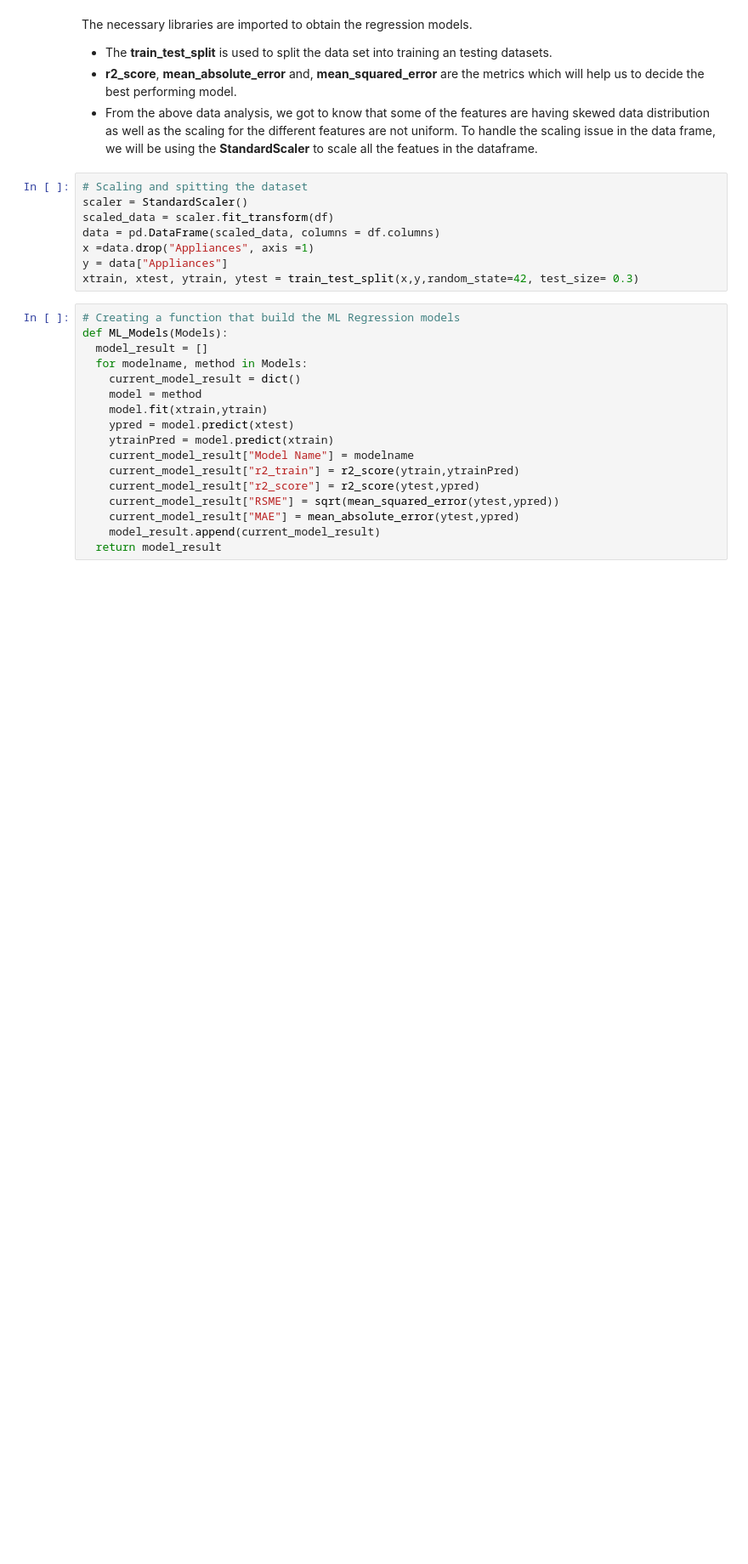
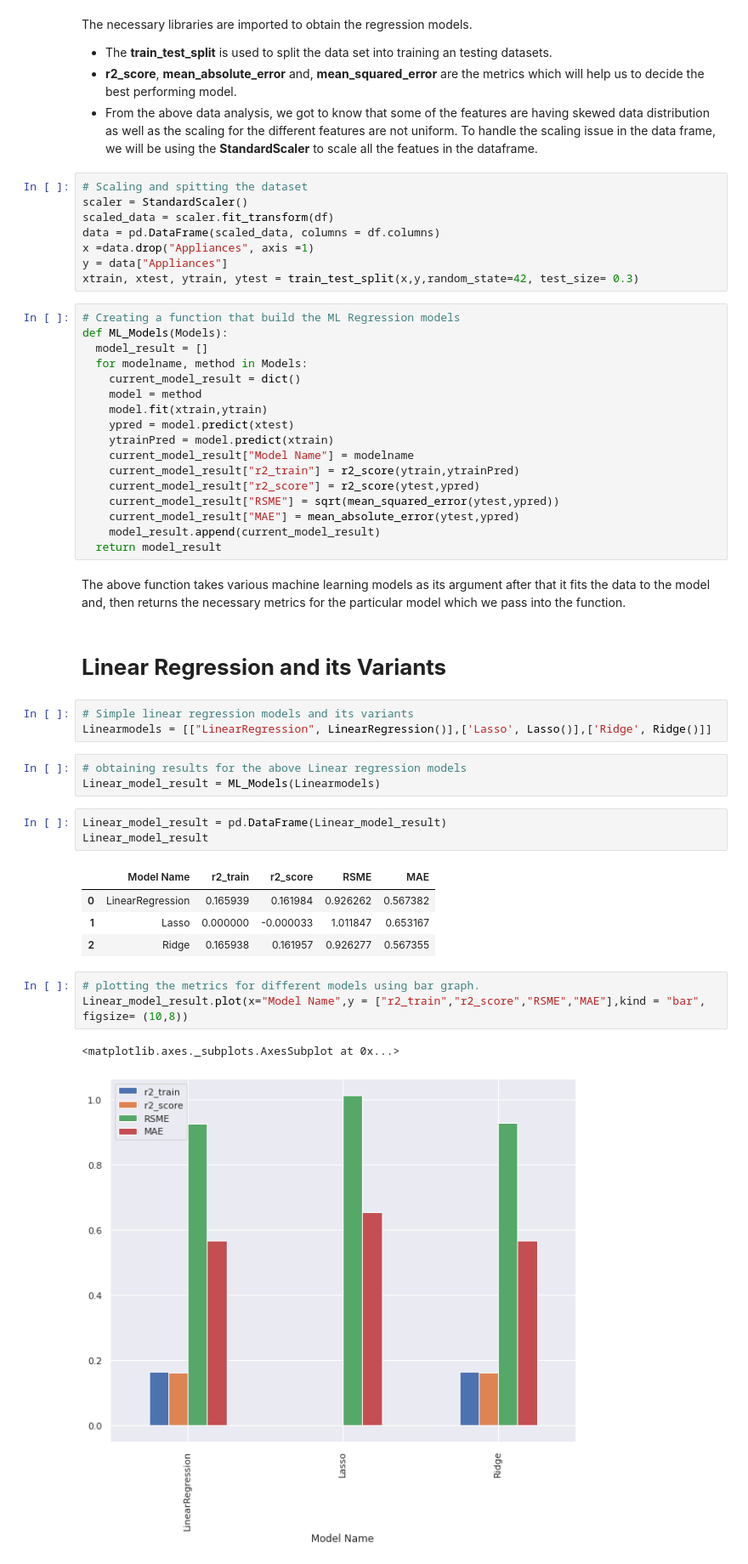
Before and after one commit to Adarsh1331999/Appliance-Energy-Prediction, a Jupyter notebook: ApplianceEnergyPrediction.ipynb, the cells around one changed output. Shown at 85% size. Saved outputs shown, nothing was run; the diff lists cells and outputs as text; blank space fills up the shorter version.

```diff
--- a/ApplianceEnergyPrediction.ipynb
+++ b/ApplianceEnergyPrediction.ipynb
@@ -468,3 +468,27 @@ def ML_Models(Models):
     current_model_result["MAE"] = mean_absolute_error(ytest,ypred)
     model_result.append(current_model_result)
   return model_result
+# %% [markdown]
+The above function takes various machine learning models as its argument after that it fits the data to the model and, then returns the necessary metrics for the particular model which we pass into the function.
+# %% [markdown]
+# **Linear Regression and its Variants**
+# %%
+# Simple linear regression models and its variants
+Linearmodels = [["LinearRegression", LinearRegression()],['Lasso', Lasso()],['Ridge', Ridge()]]
+# %%
+# obtaining results for the above Linear regression models
+Linear_model_result = ML_Models(Linearmodels)
+# %%
+Linear_model_result = pd.DataFrame(Linear_model_result)
+Linear_model_result
+# %% [output]
+|  | Model Name | r2_train | r2_score | RSME | MAE |
+| 0 | LinearRegression | 0.165939 | 0.161984 | 0.926262 | 0.567382 |
+| 1 | Lasso | 0.000000 | -0.000033 | 1.011847 | 0.653167 |
+| 2 | Ridge | 0.165938 | 0.161957 | 0.926277 | 0.567355 |
+# %%
+# plotting the metrics for different models using bar graph.
+Linear_model_result.plot(x="Model Name",y = ["r2_train","r2_score","RSME","MAE"],kind = "bar", figsize= (10,8))
+# %% [output]
+<matplotlib.axes._subplots.AxesSubplot at 0x...>
+[figure, added]
```
